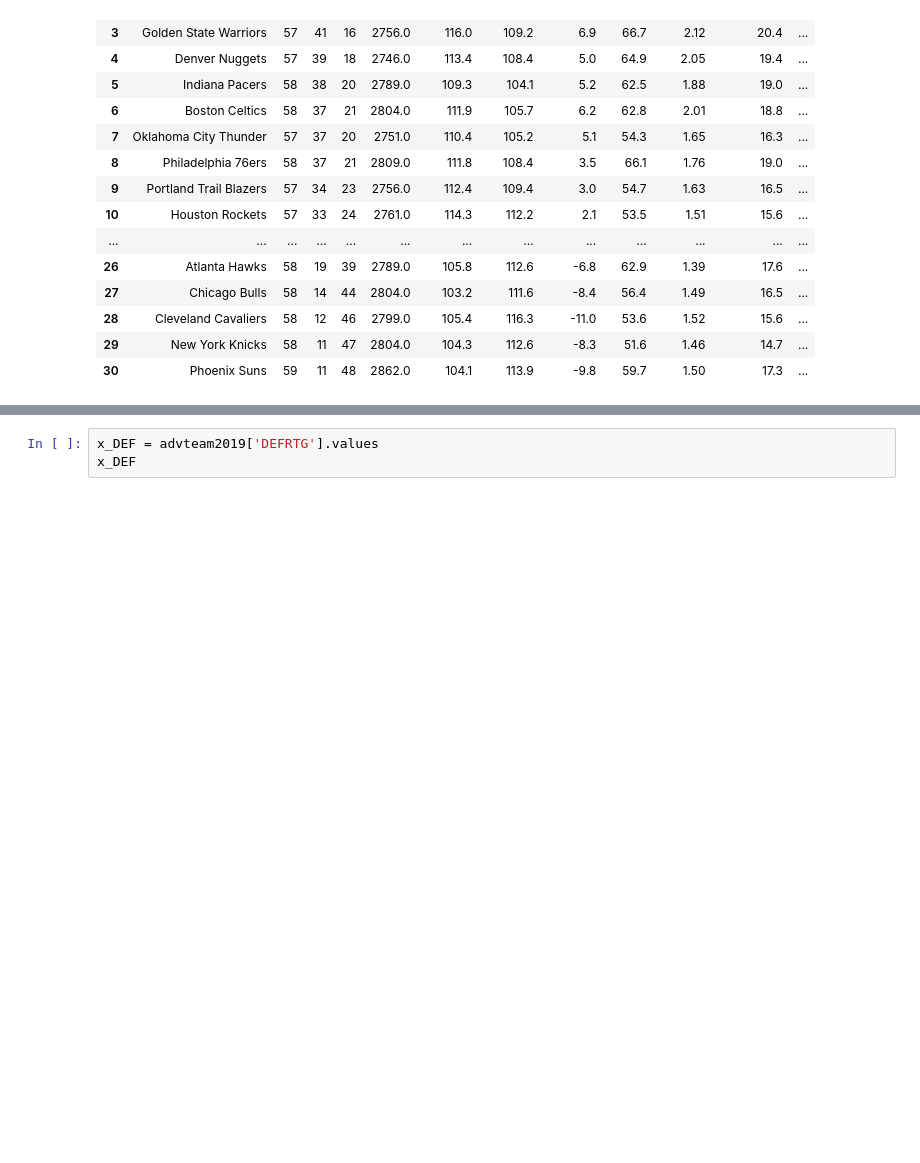
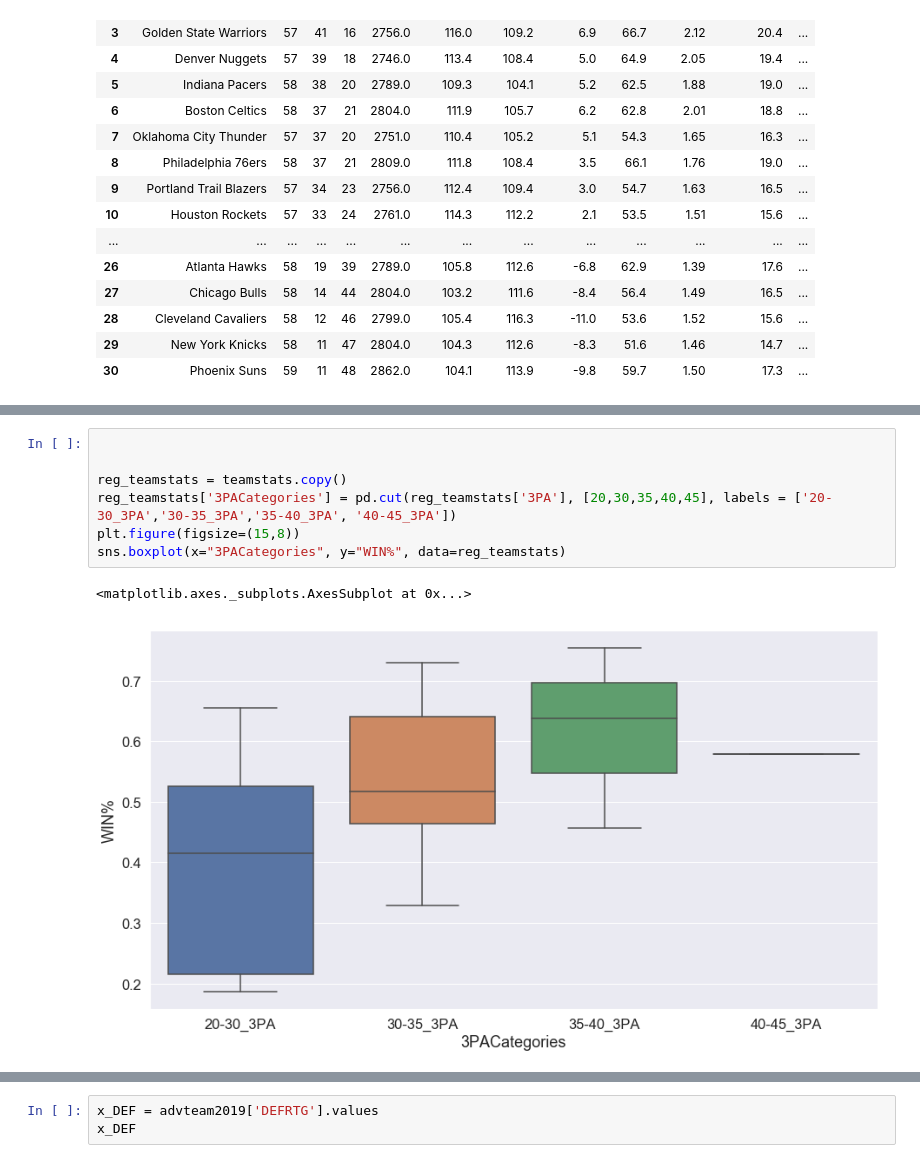
Before and after one commit to xuzhe0205/NBADataScience, a Jupyter notebook: NBATeamsAnalysis.ipynb, the cells around one changed output, grey strips where cells are left out. Cells and saved outputs as stored; diff of their text form; blank space fills up the shorter version.

```diff
--- a/NBATeamsAnalysis.ipynb
+++ b/NBATeamsAnalysis.ipynb
@@ -70 +92,11 @@ advteam2019
+# %%
+
+
+reg_teamstats = teamstats.copy()
+reg_teamstats['3PACategories'] = pd.cut(reg_teamstats['3PA'], [20,30,35,40,45], labels = ['20-30_3PA','30-35_3PA','35-40_3PA', '40-45_3PA'])
+plt.figure(figsize=(15,8))
+sns.boxplot(x="3PACategories", y="WIN%", data=reg_teamstats)
+# %% [output]
+<matplotlib.axes._subplots.AxesSubplot at 0x...>
+[figure, added]
 # %% [markdown]
```
Also changed, not shown: parts of 44 cells of this notebook, 2 other files.
